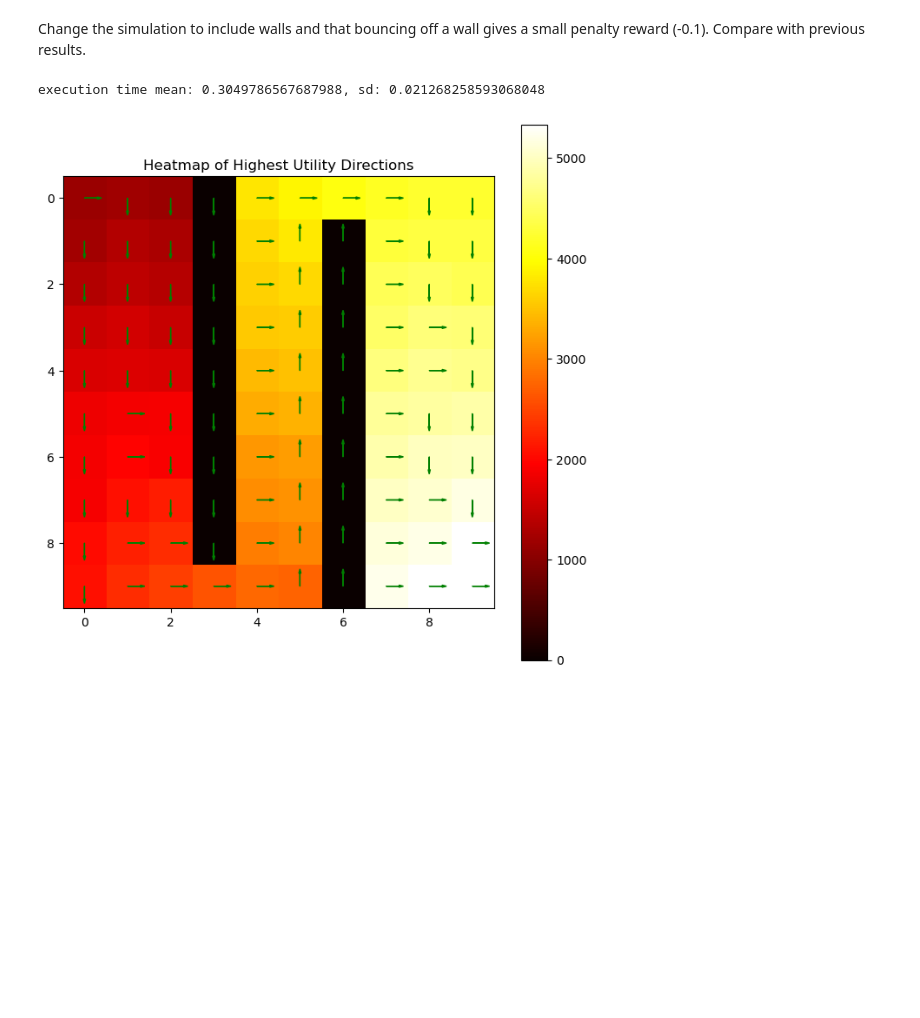
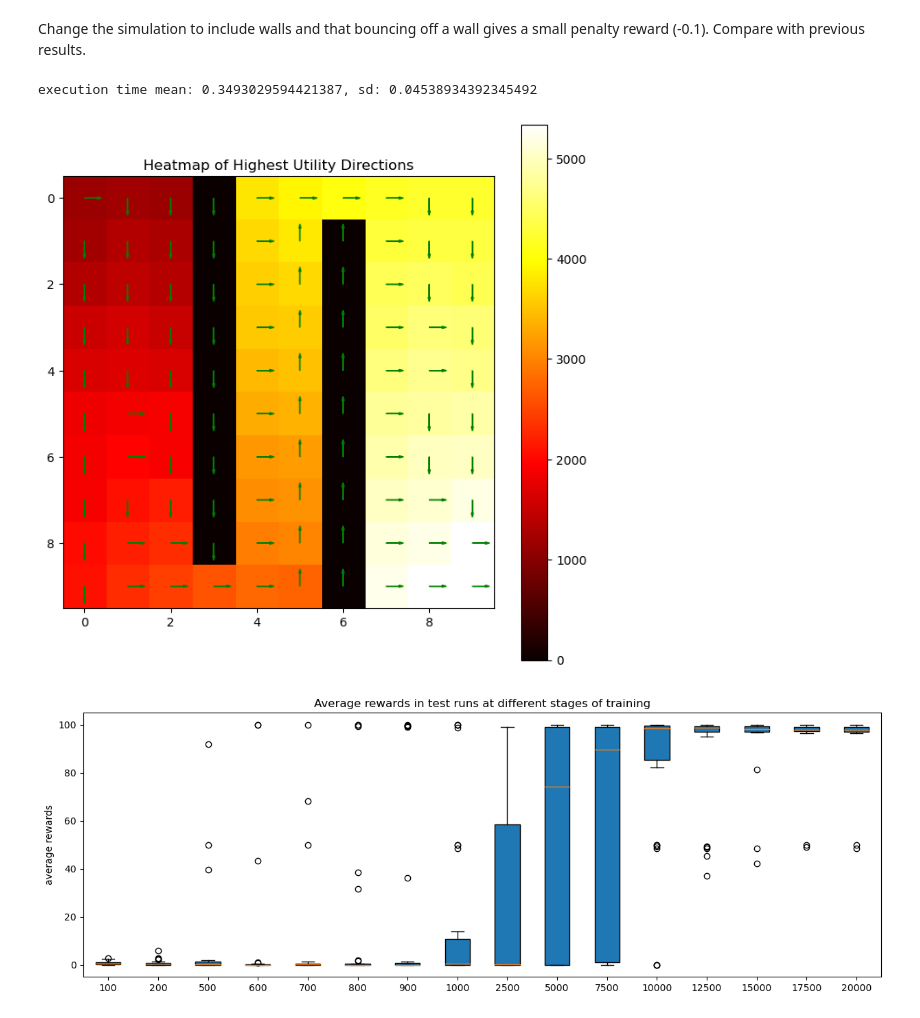
Before and after one commit to jelenameyer/IntroToMachineLearning, a Jupyter notebook: assignments/assignment3/assignment3.ipynb, the cells around one changed output. Saved outputs shown, nothing was run; the diff lists cells and outputs as text; code cells hidden in the pictures; blank space fills up the shorter version.

```diff
--- a/assignments/assignment3/assignment3.ipynb
+++ b/assignments/assignment3/assignment3.ipynb
@@ -492,6 +480,6 @@ Try three different greed parameters and compare the results.
 greedParameters = [0.3, 0.5, 0.8]
 
 for percentage in greedParameters:
-    allAverageRewardsPerStep, copyMatrixQ = runEpisodeWithUpdatingUtilitiesGreedy(percentageExploitation = percentage, matrixQ = matrixQ, state = 1, finalState = 100, maxNumberSteps = 20000)
+    allAverageRewardsPerStep, copyMatrixQ = runEpisodeWithUpdatingUtilitiesGreedy(greed = percentage, matrixQ = matrixQEmpty, state = 1, finalState = 100, maxNumberSteps = 20000)
     showHeatmap(copyMatrixQ)
 # %% [output]
@@ -601,25 +591,28 @@ for i in range(30):
 
     allAllAverageRewardsPerStep[i] = allAverageRewardsPerStep
 
-
     allexecutionTimes.append(executionTime)
     allMatrixQInList.append(MatrixQEndExplorationWalls)
 
 
 
 # execution time
-meanExecutionTimes = sum(allexecutionTimes) /len(allexecutionTimes)
+meanExecutionTimesExploration = sum(allexecutionTimes) /len(allexecutionTimes)
 sdExecutionTimes = np.std(allexecutionTimes)
-print(f"execution time mean: {meanExecutionTimes}, sd: {sdExecutionTimes}")
+print(f"execution time mean: {meanExecutionTimesExploration}, sd: {sdExecutionTimes}")
 
 
 # average rewards per step for the 16 steps
-averageRewardMeansRandom = np.mean(allAllAverageRewardsPerStep, axis=0)
+averageRewardMeansWalls = np.mean(allAllAverageRewardsPerStep, axis=0)
 
 # average utilities in matrices
 averageMatrixQExplorationWalls = getAveragedMatrixQ(allMatrixQInList)
 
 showHeatmap(averageMatrixQExplorationWalls)
 # %% [output]
-execution time mean: 0.3049786567687988, sd: 0.021268258593068048
+execution time mean: 0.3493029594421387, sd: 0.04538934392345492
 [figure]
+# %%
+showBoxplot(values = allAllAverageRewardsPerStep, labels = listWithPointsWhereTorRunTests)
+# %% [output]
+[figure, added]
```
Also changed, not shown: parts of 32 cells of this notebook, 1 other file.
